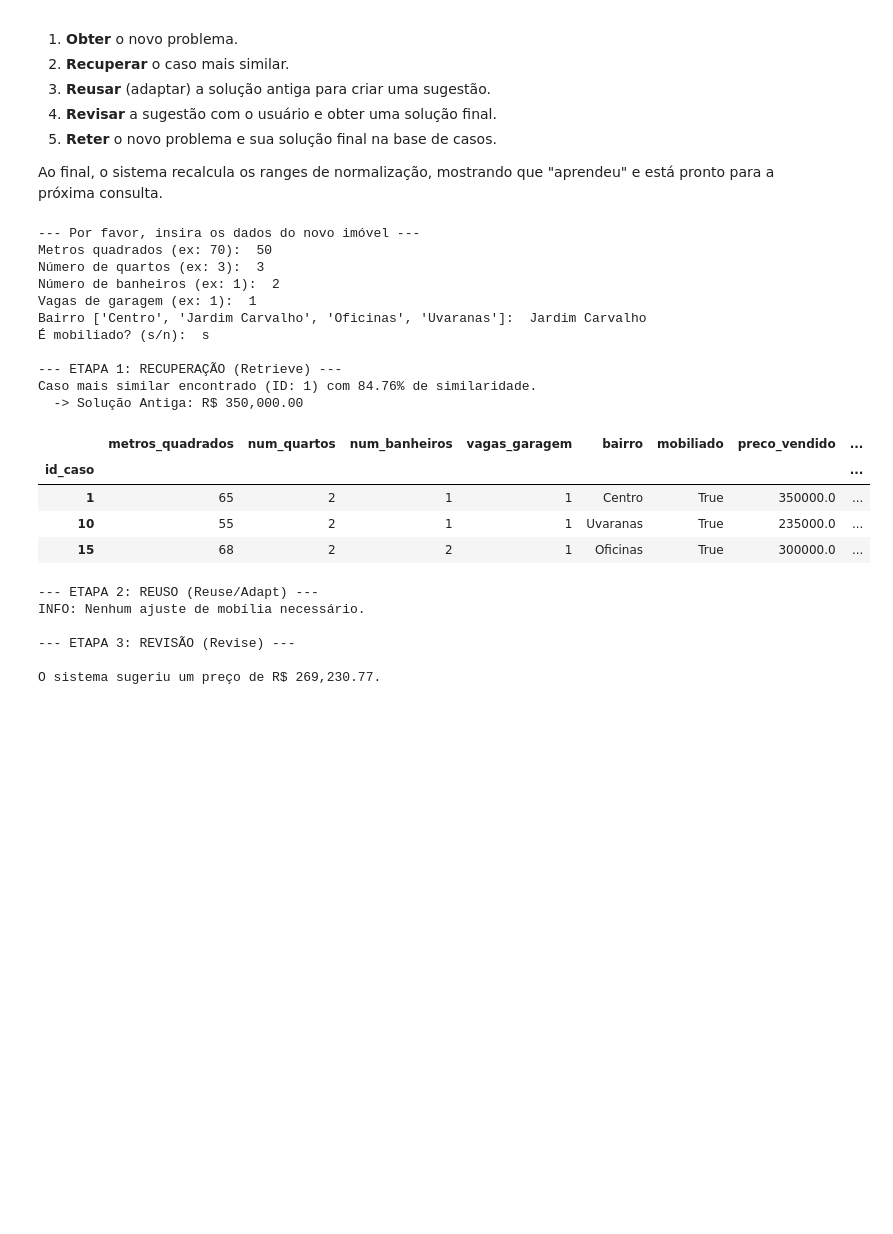
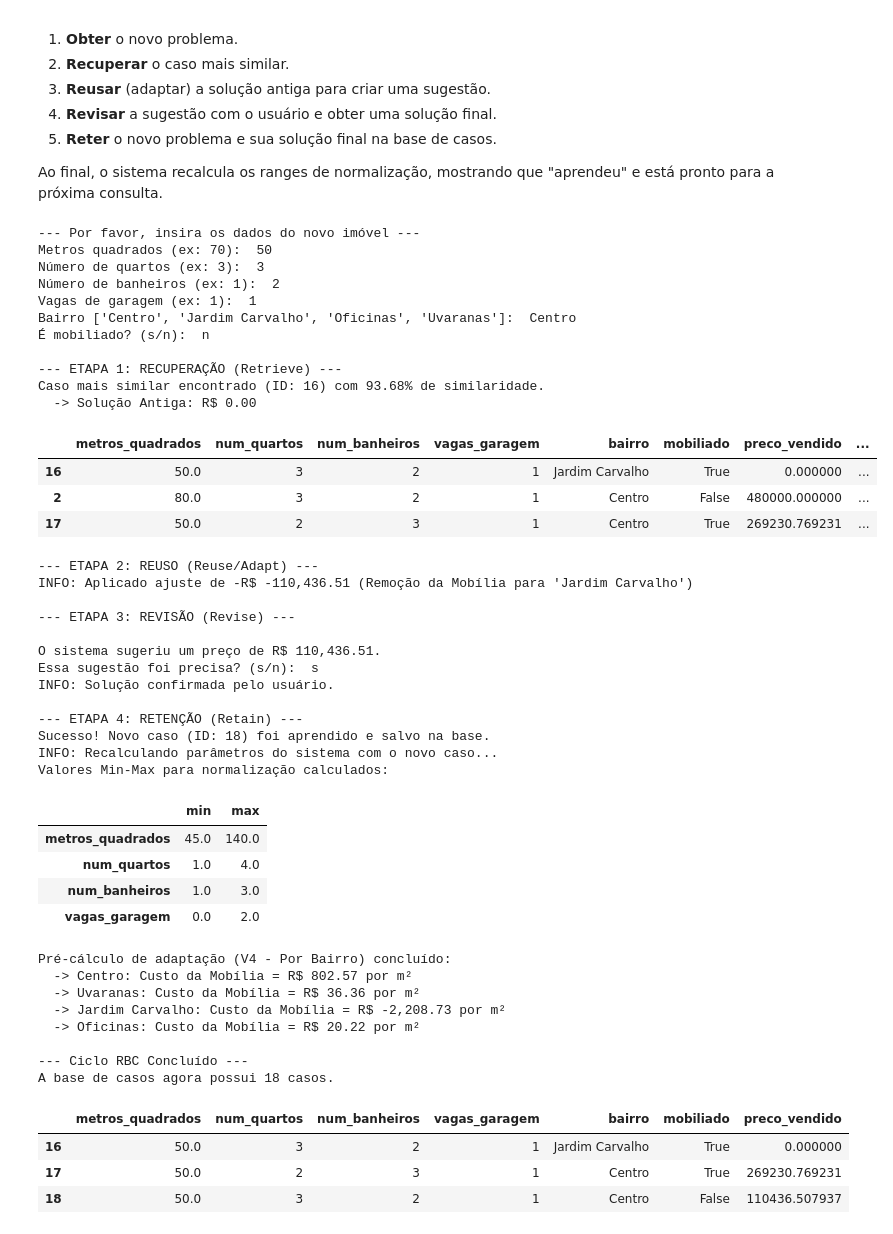
Before and after one commit to artrosisca/avaliacao-imoveis-CBR, a Jupyter notebook: ciclo_RBC.ipynb, the cells around one changed output. Drawn from its saved outputs; the diff is of its cells as text; code cells hidden in the pictures; blank space fills up the shorter version.

```diff
--- a/ciclo_RBC.ipynb
+++ b/ciclo_RBC.ipynb
@@ -121,7 +85,14 @@ Para evitar isso, usaremos a "Reescala Linear [0,1]" (ou Normalização Min-Max)
 # %%
 def carregar_base_de_casos(arquivo_csv):
     try:
-        df = pd.read_csv(arquivo_csv, index_col='id_caso')
+        # --- CORREÇÃO AQUI ---
+        # Em vez de procurar pelo NOME 'id_caso',
+        # vamos apenas usar a PRIMEIRA COLUNA (índice 0) como nosso índice.
+        df = pd.read_csv(arquivo_csv, index_col=0)
+        # --- FIM DA CORREÇÃO ---
+
+        # O nome do índice pode se perder ao salvar/carregar. Vamos re-atribuí-lo.
+        df.index.name = 'id_caso'
 
         print(f"Base de casos (CSV) carregada em um DataFrame. {len(df)} casos encontrados.")
         return df
@@ -525,7 +555,7 @@ def reter_novo_caso(df_base, problema_novo, solucao_confirmada):
         df_atualizado = pd.concat([df_base, novo_caso_df])
 
         # 5. Salva o DataFrame atualizado de volta no CSV
-        df_atualizado.to_csv(NOME_ARQUIVO_BASE_CASOS)
+        df_atualizado.to_csv('base_de_casos.csv')
 
         print(f"\n--- ETAPA 4: RETENÇÃO (Retain) ---")
         print(f"Sucesso! Novo caso (ID: {id_novo_caso}) foi aprendido e salvo na base.")
@@ -551,12 +581,16 @@ Agora, vamos integrar todas as 4 etapas em um único fluxo de execução. Esta c
 
 Ao final, o sistema recalcula os ranges de normalização, mostrando que "aprendeu" e está pronto para a próxima consulta.
 # %%
-# A variável 'df_base_de_casos' armazena a base em memória.
-# vamos garantir que ela está atualizada antes de rodar.
+# --- CÉLULA 20 (CÓDIGO ATUALIZADO V4) ---
+
+# Você pode re-executar esta célula sempre que quiser testar o ciclo completo
+
 if 'df_base_de_casos' not in globals() or df_base_de_casos.empty:
     print("Recarregando base de casos...")
     df_base_de_casos = carregar_base_de_casos(NOME_ARQUIVO_BASE_CASOS)
     ranges_normalizacao = calcular_ranges_normalizacao(df_base_de_casos)
+    # Recalcula o custo da mobília (por bairro) ao carregar
+    custos_mobilia_por_bairro = calcular_custos_por_bairro(df_base_de_casos)
 
 if not df_base_de_casos.empty:
 
@@ -575,7 +609,6 @@ if not df_base_de_casos.empty:
 
         if not caso_recuperado:
             print("Erro: Nenhum caso recuperado. Abortando.")
-
         else:
             print(f"Caso mais similar encontrado (ID: {caso_recuperado['id_caso']}) com {similaridade*100:.2f}% de similaridade.")
             print(f"  -> Solução Antiga: R$ {caso_recuperado['preco_vendido']:,.2f}")
@@ -583,49 +616,74 @@ if not df_base_de_casos.empty:
 
             # --- ETAPA 2: REUSO ---
             print("\n--- ETAPA 2: REUSO (Reuse/Adapt) ---")
-            solucao_sugerida = reusar_solucao_adaptada(caso_recuperado, novo_problema)
+            # PASSAMOS O NOVO DICIONÁRIO AQUI
+            solucao_sugerida = reusar_solucao_adaptada(caso_recuperado, novo_problema, custos_mobilia_por_bairro)
 
             # --- ETAPA 3: REVISÃO ---
             print("\n--- ETAPA 3: REVISÃO (Revise) ---")
             solucao_confirmada = revisar_solucao(solucao_sugerida)
 
             # --- ETAPA 4: RETENÇÃO ---
             if solucao_confirmada is not None:
-                # o usuário confirmou ou reparou a solução. vamos reter.
                 df_base_de_casos = reter_novo_caso(df_base_de_casos, novo_problema, solucao_confirmada)
 
-                # atualiza os ranges de normalização para a próxima execução
-                ranges_normalizao = calcular_ranges_normalizacao(df_base_de_casos)
+                print("INFO: Recalculando parâmetros do sistema com o novo caso...")
+                ranges_normalizacao = calcular_ranges_normalizacao(df_base_de_casos)
+                # Recalcula o custo da mobília (por bairro)
+                custos_mobilia_por_bairro = calcular_custos_por_bairro(df_base_de_casos)
 
                 print("\n--- Ciclo RBC Concluído ---")
                 print(f"A base de casos agora possui {len(df_base_de_casos)} casos.")
-                display(df_base_de_casos.tail(3)) # Mostra os últimos 3 casos, incluindo o novo
+                display(df_base_de_casos.tail(3))
 
             else:
                 print("Revisão cancelada. O novo caso não será retido.")
 
 else:
     print("O programa não pode iniciar sem uma base de casos.")
 # %% [output]
 --- Por favor, insira os dados do novo imóvel ---
 Metros quadrados (ex: 70):  50
 Número de quartos (ex: 3):  3
 Número de banheiros (ex: 1):  2
 Vagas de garagem (ex: 1):  1
-Bairro ['Centro', 'Jardim Carvalho', 'Oficinas', 'Uvaranas']:  Jardim Carvalho
-É mobiliado? (s/n):  s
+Bairro ['Centro', 'Jardim Carvalho', 'Oficinas', 'Uvaranas']:  Centro
+É mobiliado? (s/n):  n
 
 --- ETAPA 1: RECUPERAÇÃO (Retrieve) ---
-Caso mais similar encontrado (ID: 1) com 84.76% de similaridade.
-  -> Solução Antiga: R$ 350,000.00
+Caso mais similar encontrado (ID: 16) com 93.68% de similaridade.
+  -> Solução Antiga: R$ 0.00
 |  | metros_quadrados | num_quartos | num_banheiros | vagas_garagem | bairro | mobiliado | preco_vendido | ... |
-| id_caso |  |  |  |  |  |  |  | ... |
-| 1 | 65 | 2 | 1 | 1 | Centro | True | 350000.0 | ... |
-| 10 | 55 | 2 | 1 | 1 | Uvaranas | True | 235000.0 | ... |
-| 15 | 68 | 2 | 2 | 1 | Oficinas | True | 300000.0 | ... |
+| 16 | 50.0 | 3 | 2 | 1 | Jardim Carvalho | True | 0.000000 | ... |
+| 2 | 80.0 | 3 | 2 | 1 | Centro | False | 480000.000000 | ... |
+| 17 | 50.0 | 2 | 3 | 1 | Centro | True | 269230.769231 | ... |
 --- ETAPA 2: REUSO (Reuse/Adapt) ---
-INFO: Nenhum ajuste de mobília necessário.
+INFO: Aplicado ajuste de -R$ -110,436.51 (Remoção da Mobília para 'Jardim Carvalho')
 
 --- ETAPA 3: REVISÃO (Revise) ---
 
-O sistema sugeriu um preço de R$ 269,230.77.
+O sistema sugeriu um preço de R$ 110,436.51.
+Essa sugestão foi precisa? (s/n):  s
+INFO: Solução confirmada pelo usuário.
+
+--- ETAPA 4: RETENÇÃO (Retain) ---
+Sucesso! Novo caso (ID: 18) foi aprendido e salvo na base.
+INFO: Recalculando parâmetros do sistema com o novo caso...
+Valores Min-Max para normalização calculados:
+|  | min | max |
+| metros_quadrados | 45.0 | 140.0 |
+| num_quartos | 1.0 | 4.0 |
+| num_banheiros | 1.0 | 3.0 |
+| vagas_garagem | 0.0 | 2.0 |
+Pré-cálculo de adaptação (V4 - Por Bairro) concluído:
+  -> Centro: Custo da Mobília = R$ 802.57 por m²
+  -> Uvaranas: Custo da Mobília = R$ 36.36 por m²
+  -> Jardim Carvalho: Custo da Mobília = R$ -2,208.73 por m²
+  -> Oficinas: Custo da Mobília = R$ 20.22 por m²
+
+--- Ciclo RBC Concluído ---
+A base de casos agora possui 18 casos.
+|  | metros_quadrados | num_quartos | num_banheiros | vagas_garagem | bairro | mobiliado | preco_vendido |
+| 16 | 50.0 | 3 | 2 | 1 | Jardim Carvalho | True | 0.000000 |
+| 17 | 50.0 | 2 | 3 | 1 | Centro | True | 269230.769231 |
+| 18 | 50.0 | 3 | 2 | 1 | Centro | False | 110436.507937 |
```
Also changed, not shown: parts of 7 cells of this notebook, 1 other file.
